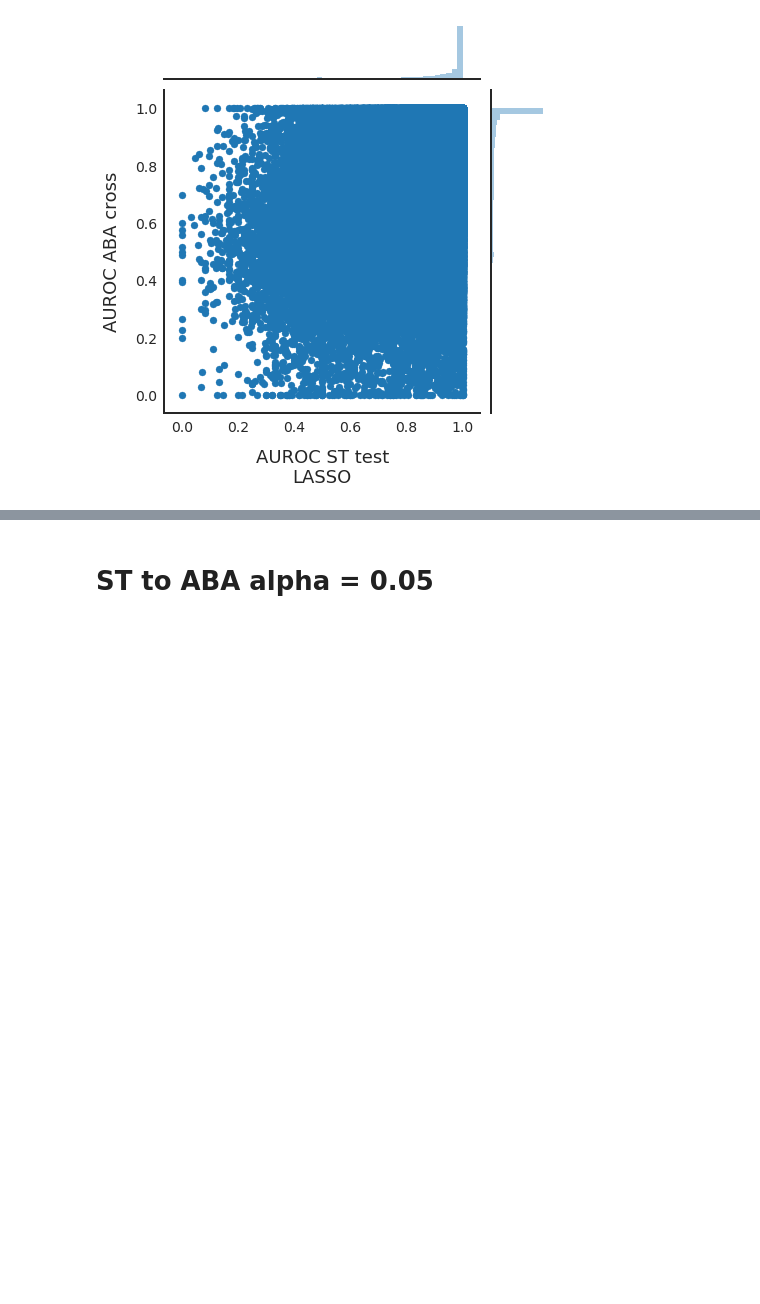
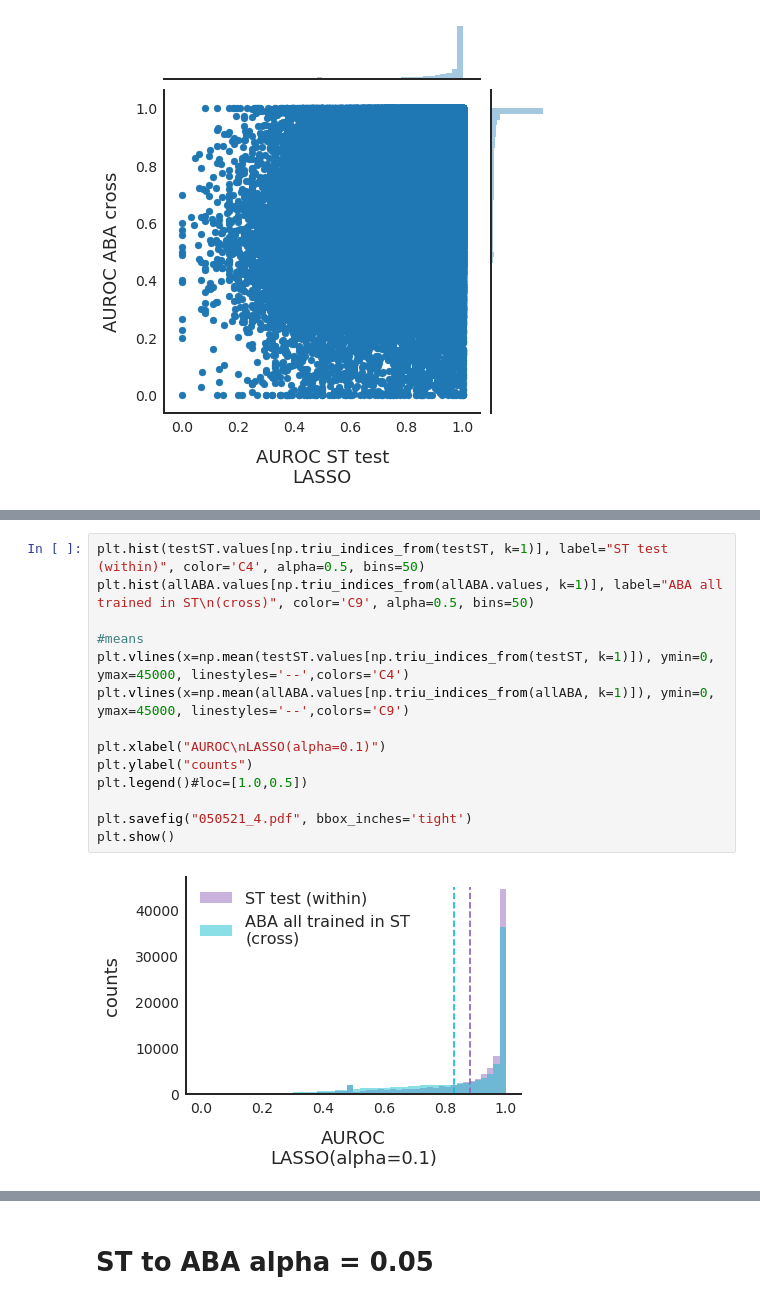
Before and after one commit to shainalu/spatial_rep, a Jupyter notebook: 11_crossplots.ipynb, the cells around one changed output, grey strips where cells are left out. Drawn from its saved outputs; the diff is of its cells as text; blank space fills up the shorter version.

```diff
--- a/11_crossplots.ipynb
+++ b/11_crossplots.ipynb
@@ -105,0 +261,16 @@ plt.show()
+# %%
+plt.hist(testST.values[np.triu_indices_from(testST, k=1)], label="ST test (within)", color='C4', alpha=0.5, bins=50)
+plt.hist(allABA.values[np.triu_indices_from(allABA.values, k=1)], label="ABA all trained in ST\n(cross)", color='C9', alpha=0.5, bins=50)
+
+#means
+plt.vlines(x=np.mean(testST.values[np.triu_indices_from(testST, k=1)]), ymin=0, ymax=45000, linestyles='--',colors='C4')
+plt.vlines(x=np.mean(allABA.values[np.triu_indices_from(allABA, k=1)]), ymin=0, ymax=45000, linestyles='--',colors='C9')
+
+plt.xlabel("AUROC\nLASSO(alpha=0.1)")
+plt.ylabel("counts")
+plt.legend()#loc=[1.0,0.5])
+
+plt.savefig("050521_4.pdf", bbox_inches='tight')
+plt.show()
+# %% [output]
+[figure, added]
```
Also changed, not shown: parts of 55 cells of this notebook, 39 other files.
